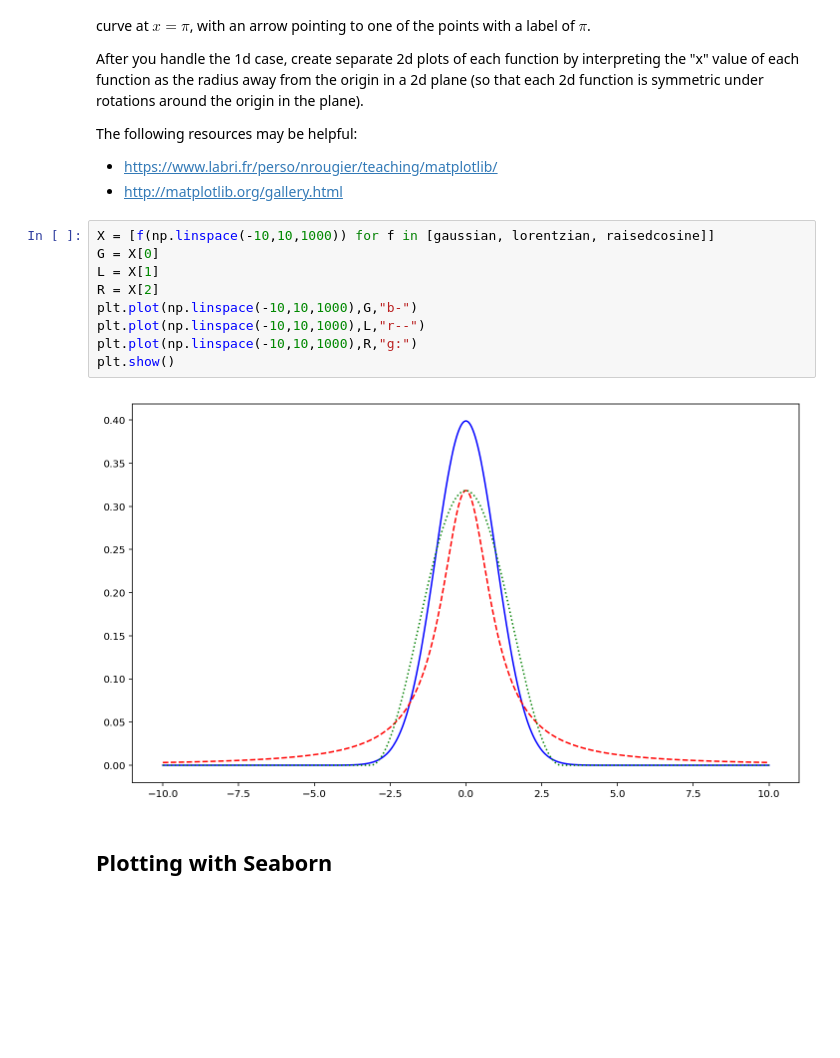
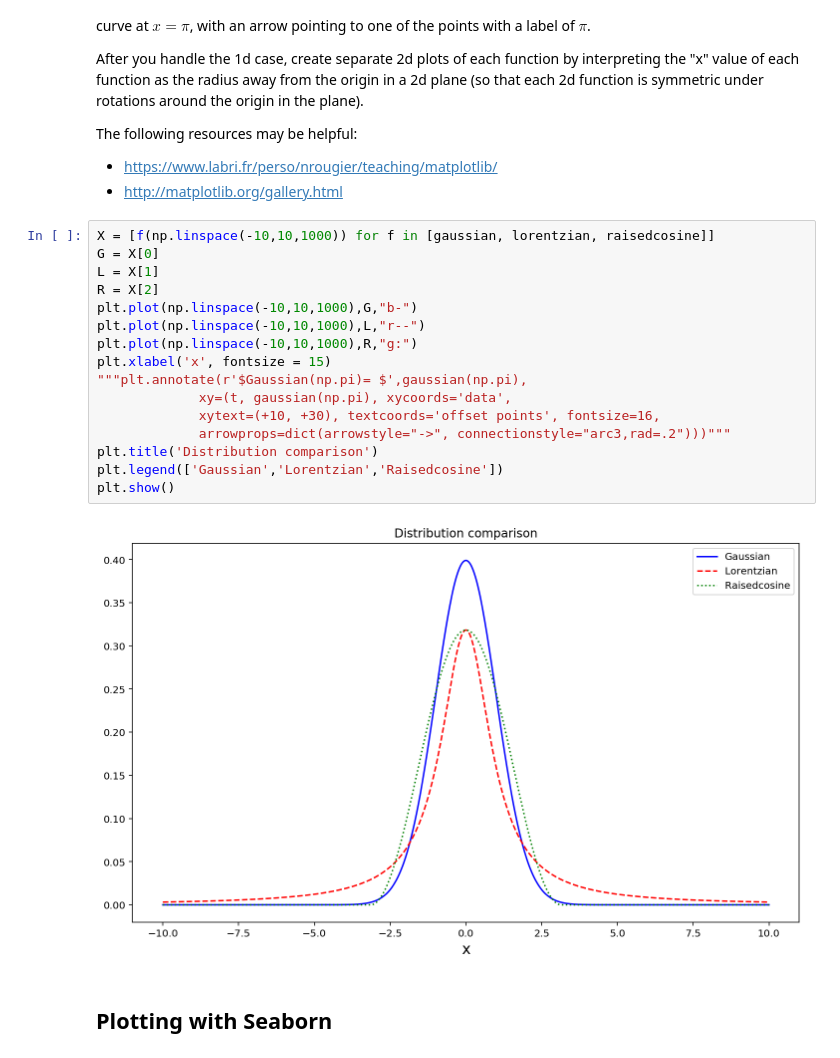
Before and after one commit to chapman-phys220-2017f/cw-05-dain-and-quinn, a Jupyter notebook: cw05.ipynb, the cells around one changed output. Saved outputs shown, nothing was run; the diff lists cells and outputs as text; blank space fills up the shorter version.

```diff
--- a/cw05.ipynb
+++ b/cw05.ipynb
@@ -134,14 +134,21 @@ The following resources may be helpful:
 # %%
 X = [f(np.linspace(-10,10,1000)) for f in [gaussian, lorentzian, raisedcosine]]
 G = X[0]
 L = X[1]
 R = X[2]
 plt.plot(np.linspace(-10,10,1000),G,"b-")
 plt.plot(np.linspace(-10,10,1000),L,"r--")
 plt.plot(np.linspace(-10,10,1000),R,"g:")
+plt.xlabel('x', fontsize = 15)
+"""plt.annotate(r'$Gaussian(np.pi)= $',gaussian(np.pi),
+             xy=(t, gaussian(np.pi), xycoords='data',
+             xytext=(+10, +30), textcoords='offset points', fontsize=16,
+             arrowprops=dict(arrowstyle="->", connectionstyle="arc3,rad=.2")))"""
+plt.title('Distribution comparison')
+plt.legend(['Gaussian','Lorentzian','Raisedcosine'])
 plt.show()
 # %% [output]
-[figure, old version]
+[figure, new version]
 # %% [markdown]
 ## Plotting with Seaborn
 # %% [markdown]
```
Also changed, not shown: parts of 2 cells of this notebook.
